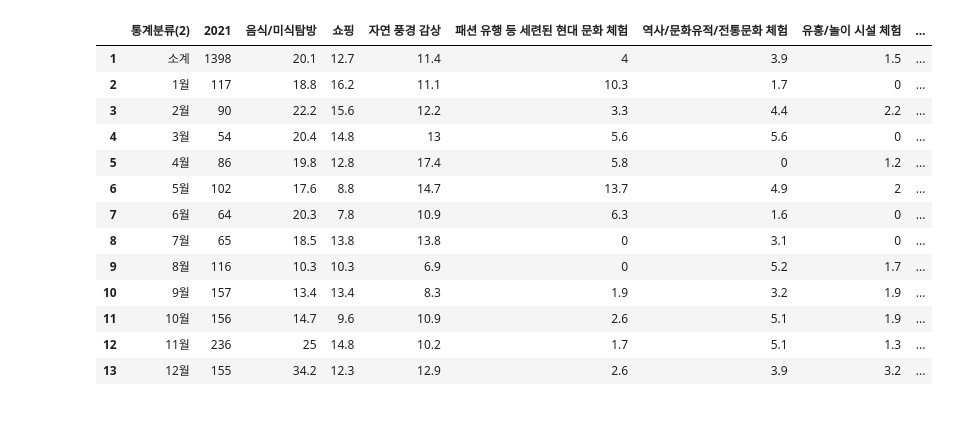
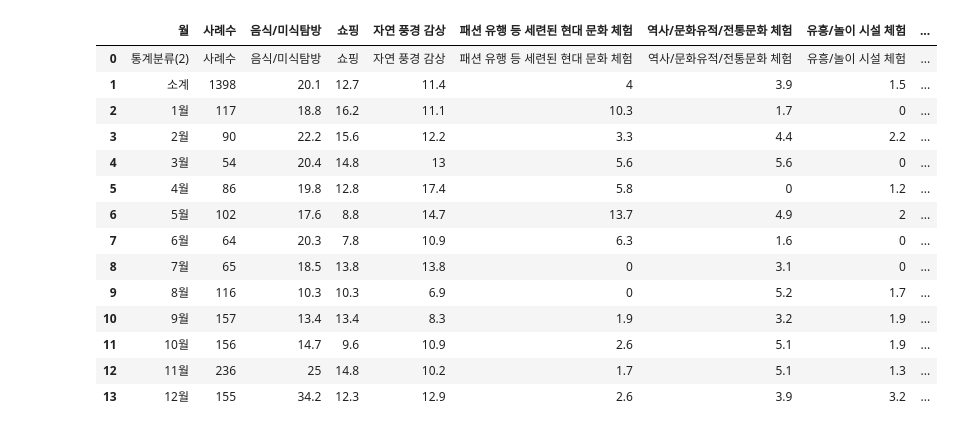
Before and after one commit to SDA2022/SDA-Project, a Jupyter notebook: 고려요인.ipynb, the cells around one changed output. Saved outputs shown, nothing was run; the diff lists cells and outputs as text; code cells hidden in the pictures.

```diff
--- a/고려요인.ipynb
+++ b/고려요인.ipynb
@@ -71,17 +88,19 @@ df2_1.rename(columns = {"2021.1":"음식/미식탐방", "2021.2":"쇼핑", "2021
-# %%
-df2_1[1:14]
-# %% [output]
-|  | 통계분류(2) | 2021 | 음식/미식탐방 | 쇼핑 | 자연 풍경 감상 | 패션 유행 등 세련된 현대 문화 체험 | 역사/문화유적/전통문화 체험 | 유흥/놀이 시설 체험 | ... |
-| 1 | 소계 | 1398 | 20.1 | 12.7 | 11.4 | 4 | 3.9 | 1.5 | ... |
-| 2 | 1월 | 117 | 18.8 | 16.2 | 11.1 | 10.3 | 1.7 | 0 | ... |
-| 3 | 2월 | 90 | 22.2 | 15.6 | 12.2 | 3.3 | 4.4 | 2.2 | ... |
-| 4 | 3월 | 54 | 20.4 | 14.8 | 13 | 5.6 | 5.6 | 0 | ... |
-| 5 | 4월 | 86 | 19.8 | 12.8 | 17.4 | 5.8 | 0 | 1.2 | ... |
-| 6 | 5월 | 102 | 17.6 | 8.8 | 14.7 | 13.7 | 4.9 | 2 | ... |
-| 7 | 6월 | 64 | 20.3 | 7.8 | 10.9 | 6.3 | 1.6 | 0 | ... |
-| 8 | 7월 | 65 | 18.5 | 13.8 | 13.8 | 0 | 3.1 | 0 | ... |
-| 9 | 8월 | 116 | 10.3 | 10.3 | 6.9 | 0 | 5.2 | 1.7 | ... |
-| 10 | 9월 | 157 | 13.4 | 13.4 | 8.3 | 1.9 | 3.2 | 1.9 | ... |
-| 11 | 10월 | 156 | 14.7 | 9.6 | 10.9 | 2.6 | 5.1 | 1.9 | ... |
-| 12 | 11월 | 236 | 25 | 14.8 | 10.2 | 1.7 | 5.1 | 1.3 | ... |
-| 13 | 12월 | 155 | 34.2 | 12.3 | 12.9 | 2.6 | 3.9 | 3.2 | ... |
+# %%
+df2_month.rename(columns = {"통계분류(2)":"월","2021":"사례수"}, inplace=True)
+df2_month
+# %% [output]
+|  | 월 | 사례수 | 음식/미식탐방 | 쇼핑 | 자연 풍경 감상 | 패션 유행 등 세련된 현대 문화 체험 | 역사/문화유적/전통문화 체험 | 유흥/놀이 시설 체험 | ... |
+| 0 | 통계분류(2) | 사례수 | 음식/미식탐방 | 쇼핑 | 자연 풍경 감상 | 패션 유행 등 세련된 현대 문화 체험 | 역사/문화유적/전통문화 체험 | 유흥/놀이 시설 체험 | ... |
+| 1 | 소계 | 1398 | 20.1 | 12.7 | 11.4 | 4 | 3.9 | 1.5 | ... |
+| 2 | 1월 | 117 | 18.8 | 16.2 | 11.1 | 10.3 | 1.7 | 0 | ... |
+| 3 | 2월 | 90 | 22.2 | 15.6 | 12.2 | 3.3 | 4.4 | 2.2 | ... |
+| 4 | 3월 | 54 | 20.4 | 14.8 | 13 | 5.6 | 5.6 | 0 | ... |
+| 5 | 4월 | 86 | 19.8 | 12.8 | 17.4 | 5.8 | 0 | 1.2 | ... |
+| 6 | 5월 | 102 | 17.6 | 8.8 | 14.7 | 13.7 | 4.9 | 2 | ... |
+| 7 | 6월 | 64 | 20.3 | 7.8 | 10.9 | 6.3 | 1.6 | 0 | ... |
+| 8 | 7월 | 65 | 18.5 | 13.8 | 13.8 | 0 | 3.1 | 0 | ... |
+| 9 | 8월 | 116 | 10.3 | 10.3 | 6.9 | 0 | 5.2 | 1.7 | ... |
+| 10 | 9월 | 157 | 13.4 | 13.4 | 8.3 | 1.9 | 3.2 | 1.9 | ... |
+| 11 | 10월 | 156 | 14.7 | 9.6 | 10.9 | 2.6 | 5.1 | 1.9 | ... |
+| 12 | 11월 | 236 | 25 | 14.8 | 10.2 | 1.7 | 5.1 | 1.3 | ... |
+| 13 | 12월 | 155 | 34.2 | 12.3 | 12.9 | 2.6 | 3.9 | 3.2 | ... |
```
Also changed, not shown: parts of 4 cells of this notebook.
